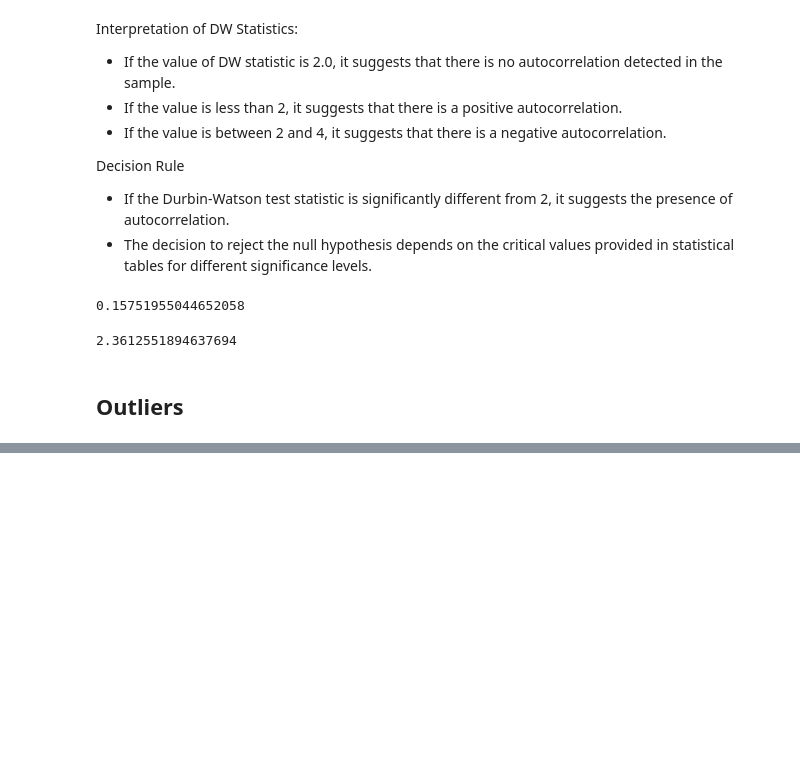
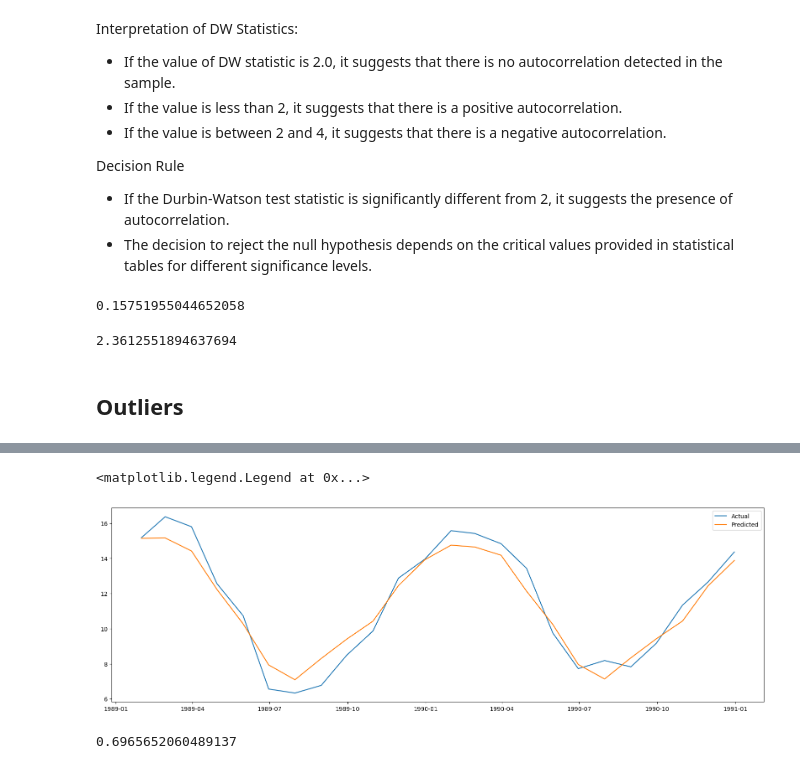
Before and after one commit to Matmozaur/Various-tools-and-notes, a Jupyter notebook: ML_related_concepts/Time_series/1D time series basics.ipynb, the cells around one changed output, grey strips where cells are left out. Saved outputs shown, nothing was run; the diff lists cells and outputs as text; code cells hidden in the pictures; blank space fills up the shorter version.

```diff
--- a/ML_related_concepts/Time_series/1D time series basics.ipynb
+++ b/ML_related_concepts/Time_series/1D time series basics.ipynb
@@ -170,0 +244,3 @@ durbin_watson(ols_res.resid)
+# %%
+model=pmd.auto_arima(series_m_train,start_p=1, max_p=3, start_q=1, max_q=3,
+                     m=12,seasonal=True,stepwise=True, trace=True)
@@ -170,0 +326,14 @@ durbin_watson(ols_res.resid)
+# %%
+plt.figure(figsize=(20,6))
+plt.plot(series_m_test,label='Actual')
+plt.plot(predicted,label='Predicted')
+plt.legend()
+# %% [output]
+<matplotlib.legend.Legend at 0x...>
+[figure, added]
+# %%
+resid=series_m_test-predicted
+mae=resid.abs().mean()
+mae
+# %% [output]
+0.6965652060489137
```
Also changed, not shown: parts of 20 cells of this notebook.
